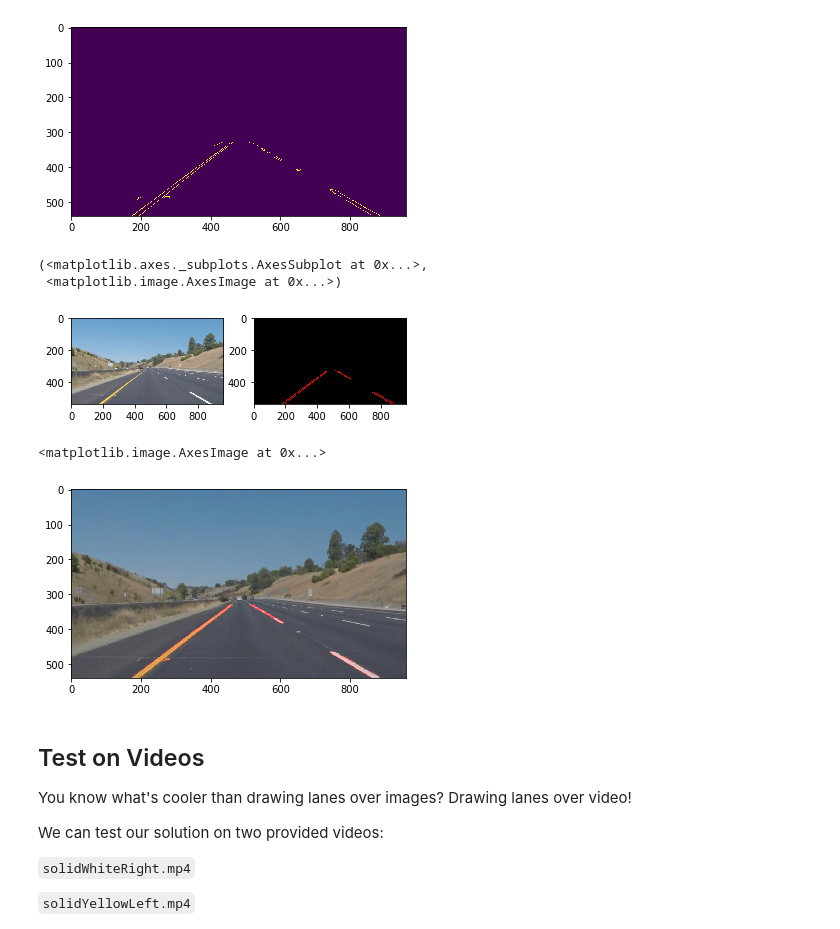
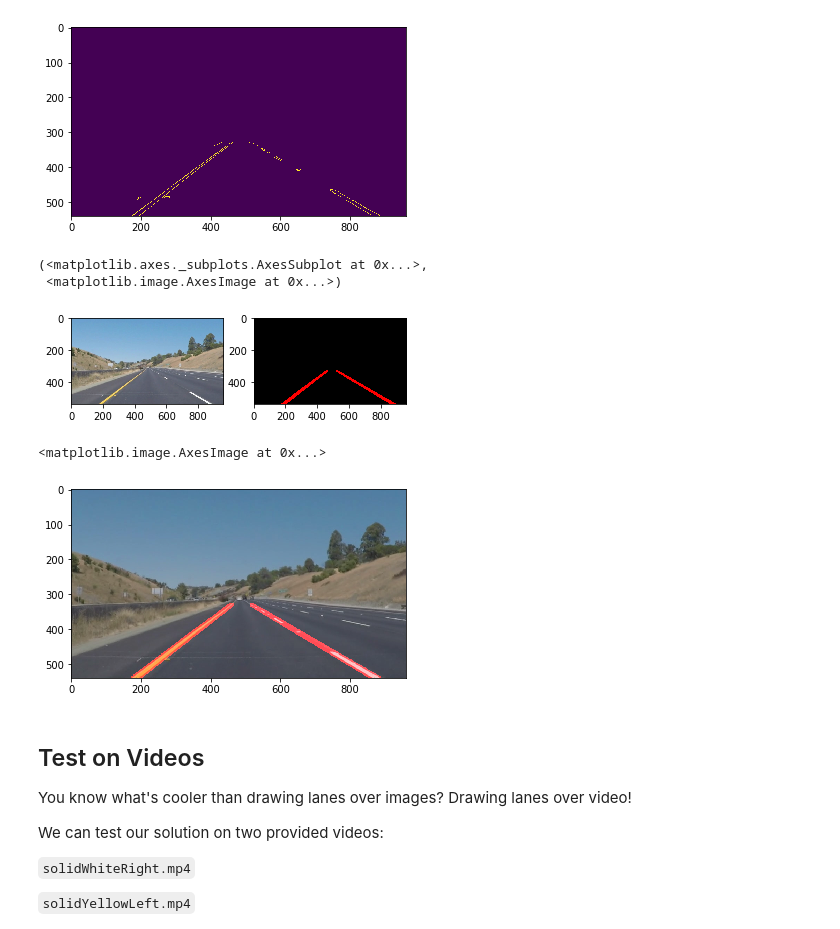
Before and after one commit to jaeoh2/self-driving-car-nd, a Jupyter notebook: CarND-LaneLines-P1/P1.ipynb, the cells around one changed output. Drawn from its saved outputs; the diff is of its cells as text; code cells hidden in the pictures.

```diff
--- a/CarND-LaneLines-P1/P1.ipynb
+++ b/CarND-LaneLines-P1/P1.ipynb
@@ -124,7 +124,7 @@ def region_of_interest(img, vertices):
     return masked_image
 
 
-def draw_lines(img, lines, color=[255, 0, 0], thickness=2):
+def draw_lines(img, lines, color=[255, 0, 0], thickness=10):
     """
     NOTE: this is the function you might want to use as a starting point once you want to
     average/extrapolate the line segments you detect to map out the full
@@ -230,15 +230,16 @@ plt.imshow(roi_images[5])
 # %%
 ## Draw line
 draw_images = []
 for i in range(len(roi_images)):
-    draw_images.append(hough_lines(roi_images[i], rho=1, theta=np.pi/180, threshold=15, min_line_len=40, max_line_gap=20))
+#     draw_images.append(hough_lines(roi_images[i], rho=1, theta=np.pi/180, threshold=15, min_line_len=40, max_line_gap=20))
+    draw_images.append(hough_lines(roi_images[i], rho=1, theta=np.pi/180, threshold=40, min_line_len=40, max_line_gap=200))
 
 plt.subplot(1,2,1),plt.imshow(images[5])
 plt.subplot(1,2,2),plt.imshow(draw_images[5])
 # %% [output]
 (<matplotlib.axes._subplots.AxesSubplot at 0x...>,
  <matplotlib.image.AxesImage at 0x...>)
-[figure, old version]
+[figure, new version]
 # %%
 ## Overlay images
 result = []
@@ -249,7 +250,7 @@ for i in range(len(draw_images)):
 plt.imshow(result[5])
 # %% [output]
 <matplotlib.image.AxesImage at 0x...>
-[figure, old version]
+[figure, new version]
 # %% [markdown]
 ## Test on Videos
 
```
